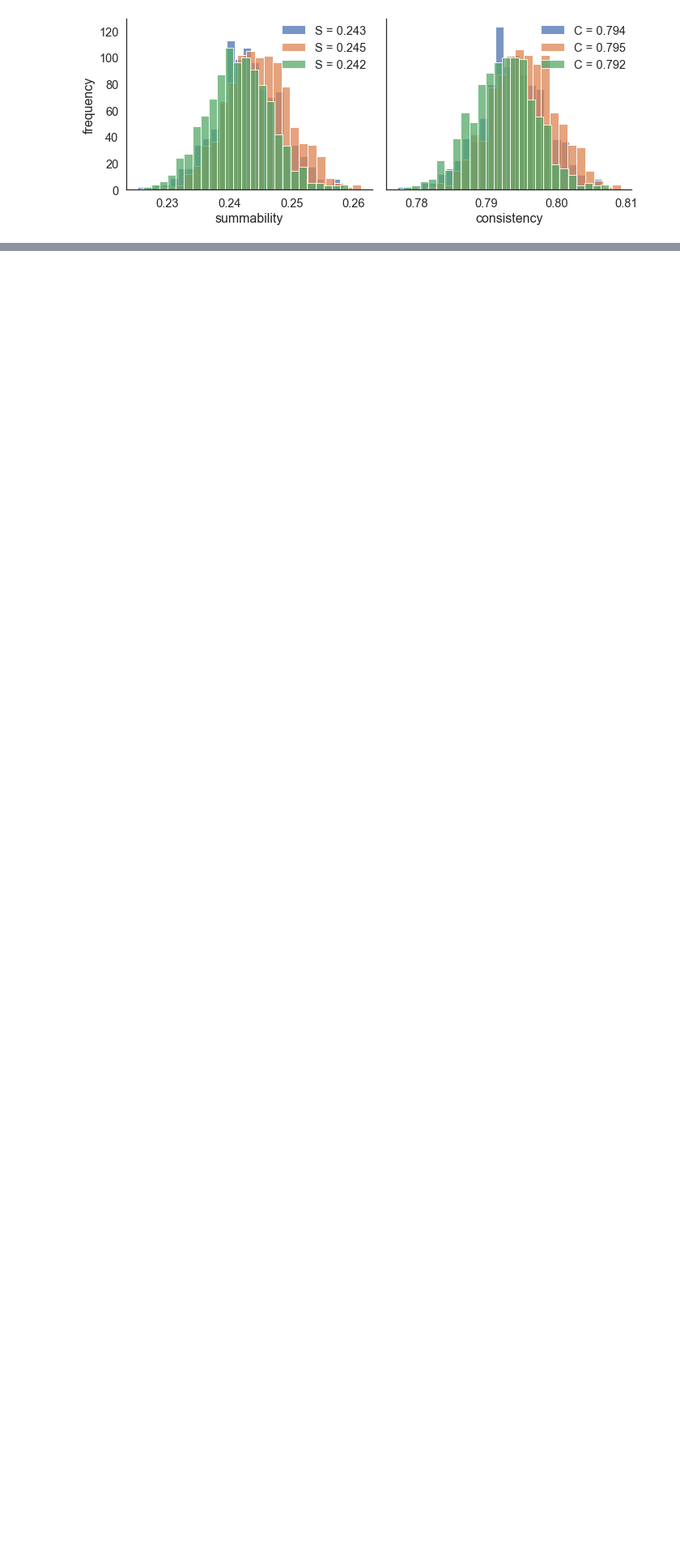
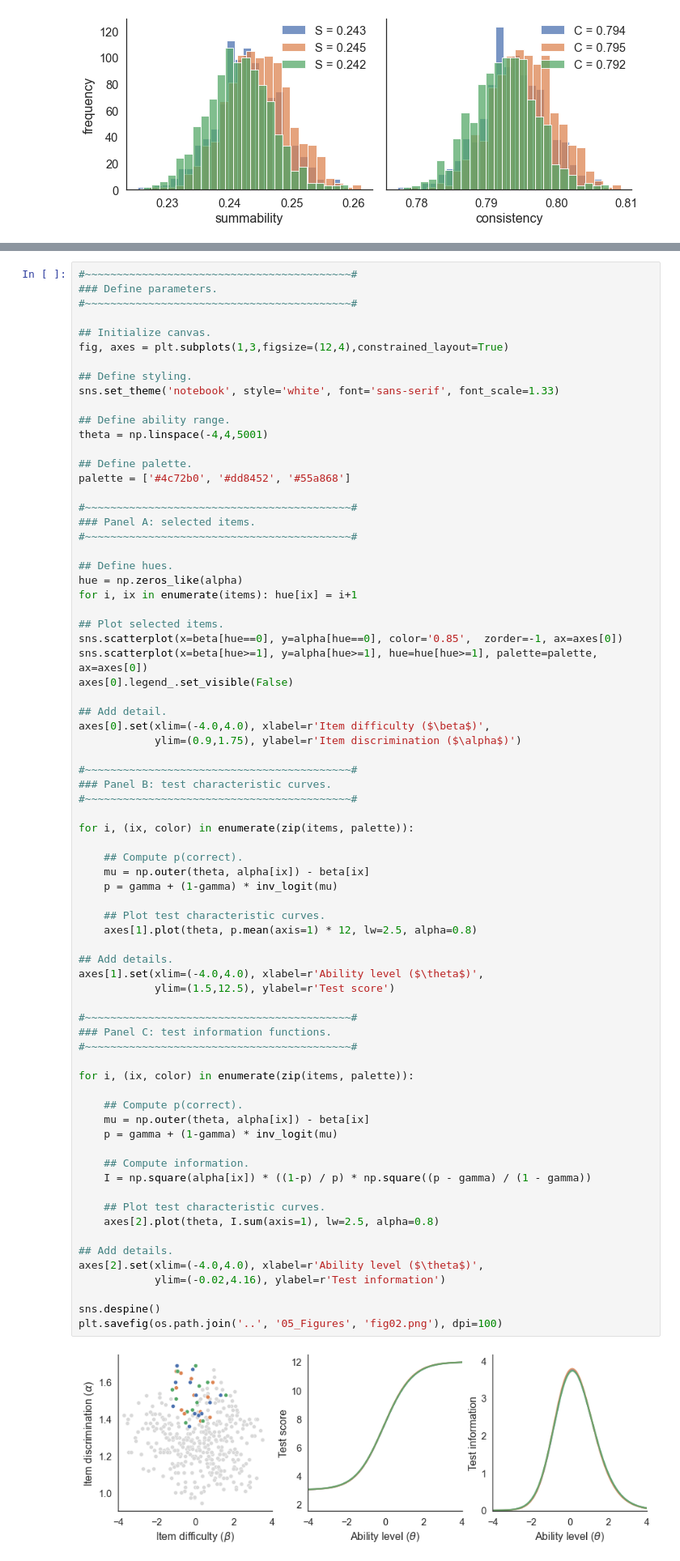
Before and after one commit to ndawlab/mars-irt, a Jupyter notebook: 03_Calibration/04_Assembly.ipynb, the cells around one changed output, grey strips where cells are left out. Shown at 81% size. Drawn from its saved outputs; the diff is of its cells as text; blank space fills up the shorter version.

Commit message:
test assembly updates

```diff
--- a/03_Calibration/04_Assembly.ipynb
+++ b/03_Calibration/04_Assembly.ipynb
@@ -280,0 +283,75 @@ plt.tight_layout()
+# %%
+#~~~~~~~~~~~~~~~~~~~~~~~~~~~~~~~~~~~~~~~~~~#
+### Define parameters.
+#~~~~~~~~~~~~~~~~~~~~~~~~~~~~~~~~~~~~~~~~~~#
+
+## Initialize canvas.
+fig, axes = plt.subplots(1,3,figsize=(12,4),constrained_layout=True)
+
+## Define styling.
+sns.set_theme('notebook', style='white', font='sans-serif', font_scale=1.33)
+
+## Define ability range.
+theta = np.linspace(-4,4,5001)
+
+## Define palette.
+palette = ['#4c72b0', '#dd8452', '#55a868']
+
+#~~~~~~~~~~~~~~~~~~~~~~~~~~~~~~~~~~~~~~~~~~#
+### Panel A: selected items.
+#~~~~~~~~~~~~~~~~~~~~~~~~~~~~~~~~~~~~~~~~~~#
+
+## Define hues.
+hue = np.zeros_like(alpha)
+for i, ix in enumerate(items): hue[ix] = i+1
+
+## Plot selected items.
+sns.scatterplot(x=beta[hue==0], y=alpha[hue==0], color='0.85',  zorder=-1, ax=axes[0])
+sns.scatterplot(x=beta[hue>=1], y=alpha[hue>=1], hue=hue[hue>=1], palette=palette, ax=axes[0])
+axes[0].legend_.set_visible(False)
+
+## Add detail.
+axes[0].set(xlim=(-4.0,4.0), xlabel=r'Item difficulty ($\beta$)',
+            ylim=(0.9,1.75), ylabel=r'Item discrimination ($\alpha$)')
+
+#~~~~~~~~~~~~~~~~~~~~~~~~~~~~~~~~~~~~~~~~~~#
+### Panel B: test characteristic curves.
+#~~~~~~~~~~~~~~~~~~~~~~~~~~~~~~~~~~~~~~~~~~#
+
+for i, (ix, color) in enumerate(zip(items, palette)):
+
+    ## Compute p(correct).
+    mu = np.outer(theta, alpha[ix]) - beta[ix]
+    p = gamma + (1-gamma) * inv_logit(mu)
+
+    ## Plot test characteristic curves.
+    axes[1].plot(theta, p.mean(axis=1) * 12, lw=2.5, alpha=0.8)
+
+## Add details.
+axes[1].set(xlim=(-4.0,4.0), xlabel=r'Ability level ($\theta$)',
+            ylim=(1.5,12.5), ylabel=r'Test score')
+
+#~~~~~~~~~~~~~~~~~~~~~~~~~~~~~~~~~~~~~~~~~~#
+### Panel C: test information functions.
+#~~~~~~~~~~~~~~~~~~~~~~~~~~~~~~~~~~~~~~~~~~#
+
+for i, (ix, color) in enumerate(zip(items, palette)):
+
+    ## Compute p(correct).
+    mu = np.outer(theta, alpha[ix]) - beta[ix]
+    p = gamma + (1-gamma) * inv_logit(mu)
+
+    ## Compute information.
+    I = np.square(alpha[ix]) * ((1-p) / p) * np.square((p - gamma) / (1 - gamma))
+
+    ## Plot test characteristic curves.
+    axes[2].plot(theta, I.sum(axis=1), lw=2.5, alpha=0.8)
+
+## Add details.
+axes[2].set(xlim=(-4.0,4.0), xlabel=r'Ability level ($\theta$)',
+            ylim=(-0.02,4.16), ylabel=r'Test information')
+
+sns.despine()
+plt.savefig(os.path.join('..', '05_Figures', 'fig02.png'), dpi=100)
+# %% [output]
+[figure, added]
```
Also changed, not shown: parts of 1 cell of this notebook, 2 other files.
